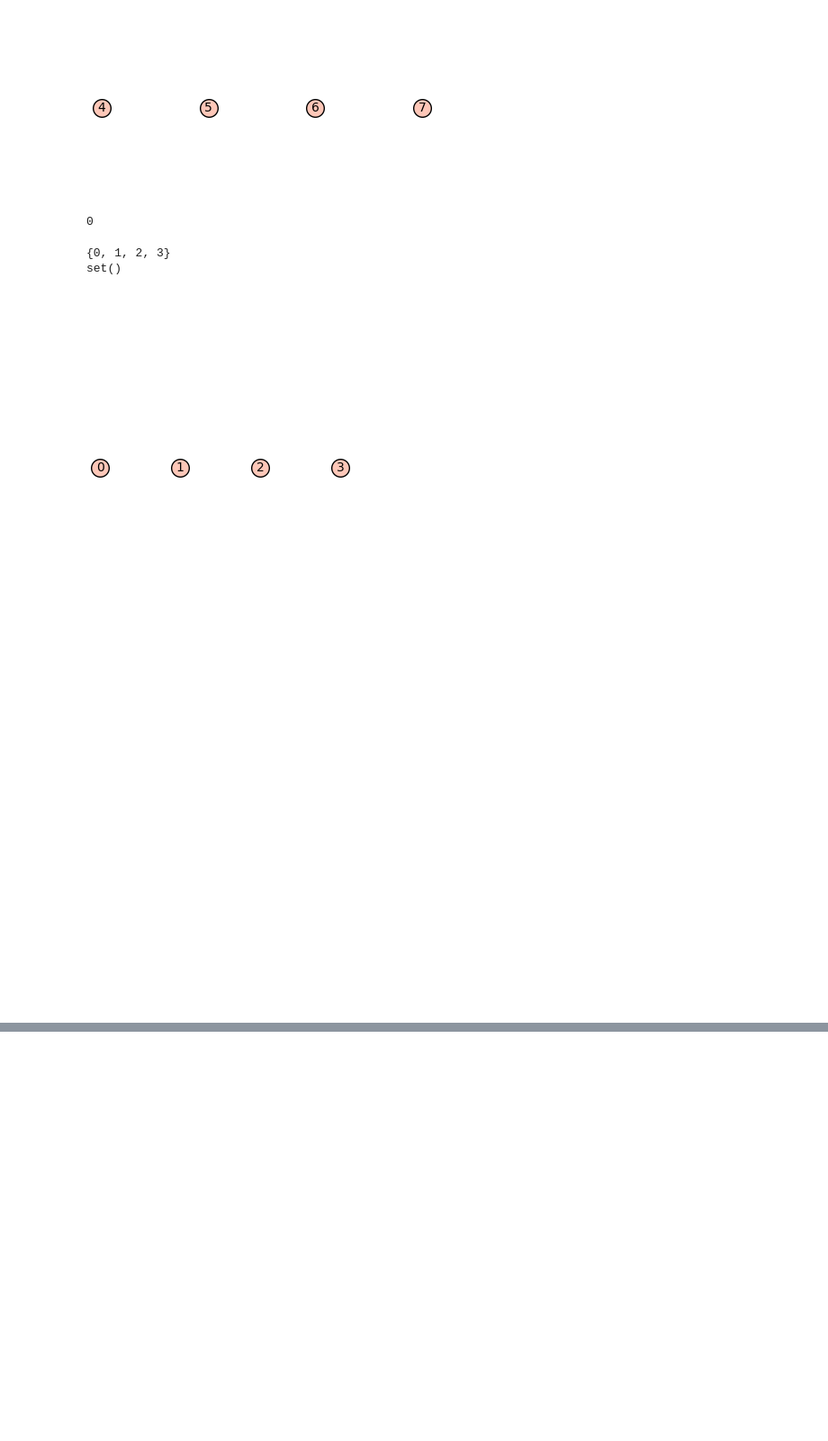
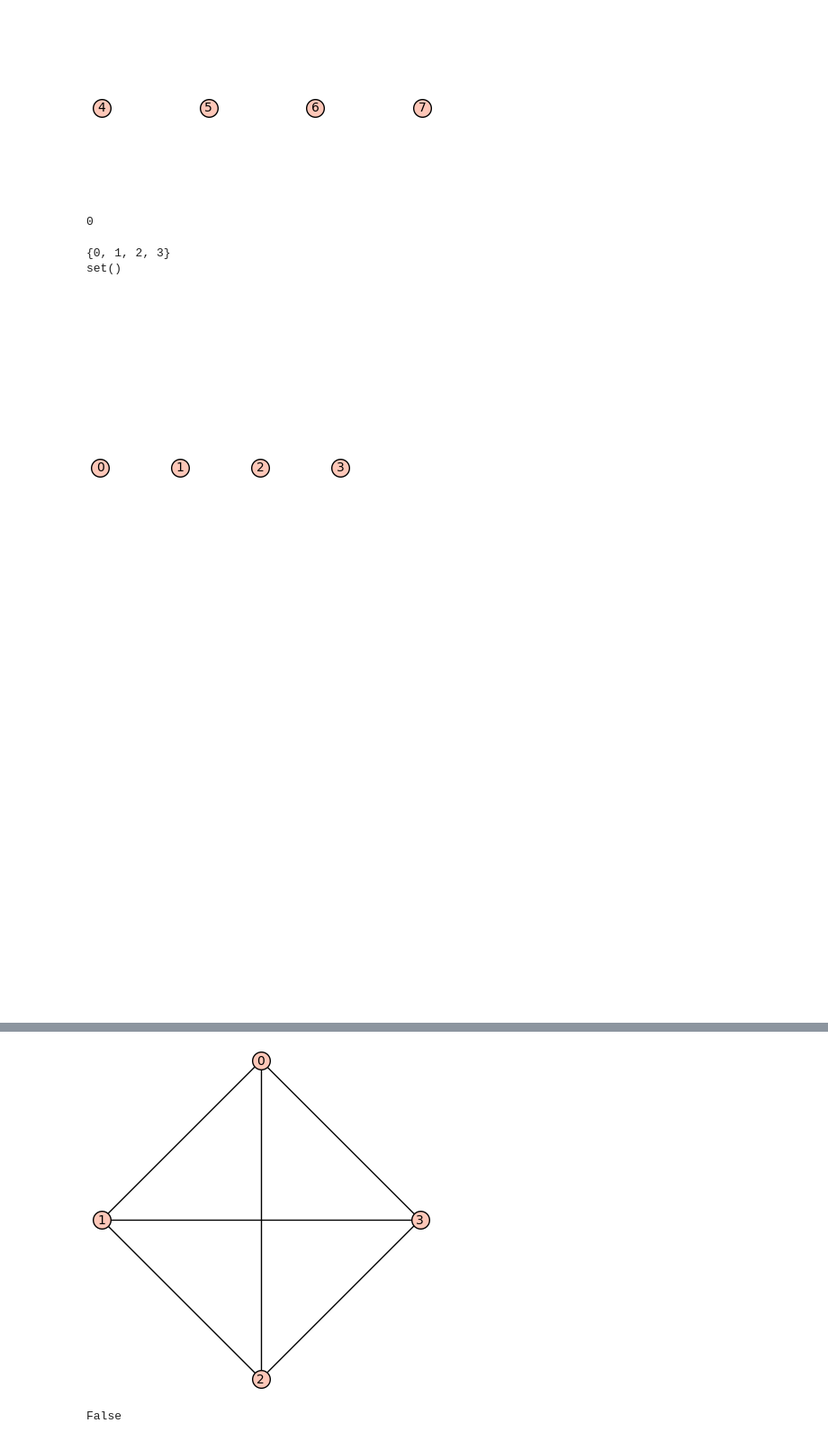
Before and after one commit to byteboy14/MATH_LAB, a Jupyter notebook: graph_theory/graph_theory_draft.ipynb, the cells around one changed output, grey strips where cells are left out. Shown at 90% size. Saved outputs shown, nothing was run; the diff lists cells and outputs as text; code cells hidden in the pictures; blank space fills up the shorter version.

```diff
--- a/graph_theory/graph_theory_draft.ipynb
+++ b/graph_theory/graph_theory_draft.ipynb
@@ -75,0 +95,9 @@ G2.show()
+# %%
+I = graphs.CompleteGraph(4)
+I.show()
+# %% [output]
+[figure, added]
+# %%
+I.is_isomorphic(H)
+# %% [output]
+False
```
Also changed, not shown: parts of 4 cells of this notebook, 1 other file.
